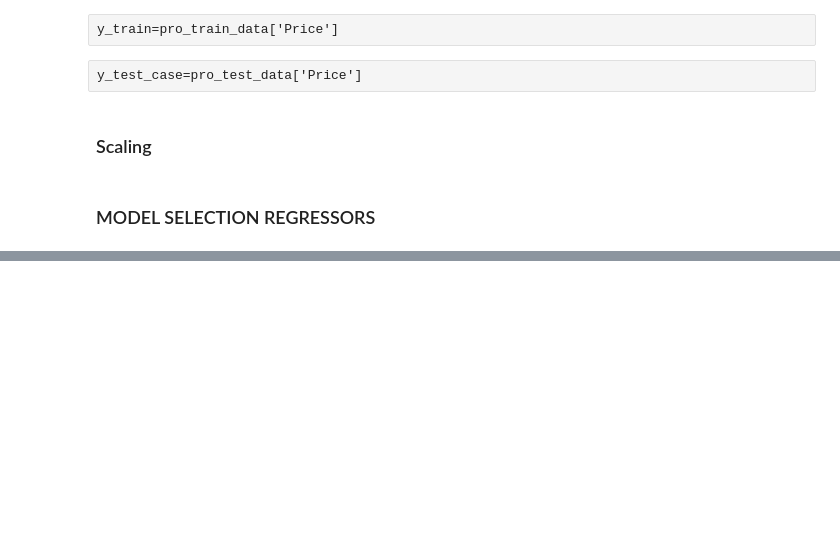
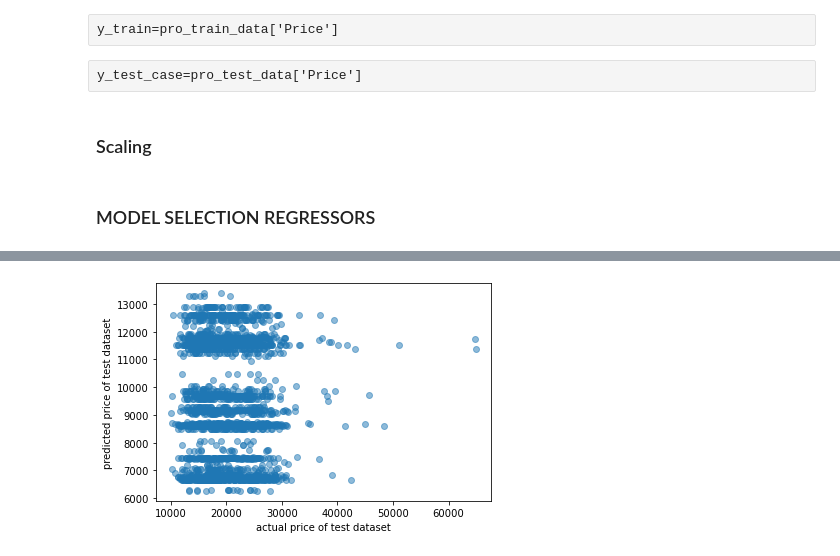
Before and after one commit to alok2244/Flight-Price-Prediction, a Jupyter notebook: Flight_price.ipynb, the cells around one changed output, grey strips where cells are left out. Saved outputs shown, nothing was run; the diff lists cells and outputs as text; code cells hidden in the pictures; blank space fills up the shorter version.

```diff
--- a/Flight_price.ipynb
+++ b/Flight_price.ipynb
@@ -495,6 +515,0 @@ analyse_regression_models(X_train, y_train)
-# %%
-from sklearn.ensemble import RandomForestRegressor
-reg_rf = RandomForestRegressor()
-reg_rf.fit(X_train, y_train)
-
-reg_rf.score(X_test_case, y_test_case)
@@ -539,0 +622,7 @@ MSE: 159654108.04424828
+# %%
+plt.scatter(pro_test_data['Price'],pro_test_data_y_pred, alpha = 0.5)
+plt.xlabel("actual price of test dataset")
+plt.ylabel("predicted price of test dataset")
+plt.show()
+# %% [output]
+[figure, added]
```
Also changed, not shown: parts of 23 cells of this notebook.
